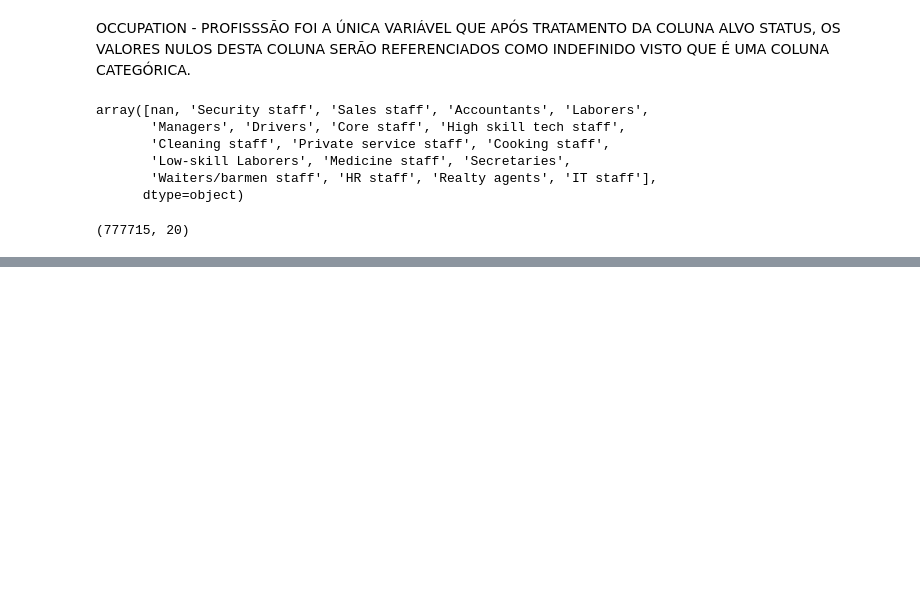
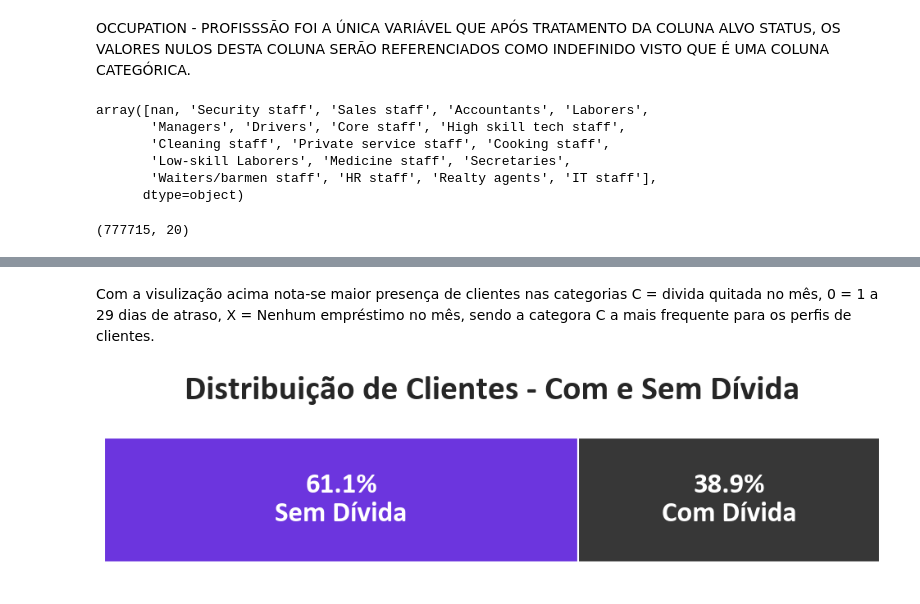
Before and after one commit to 1998-sys/Credit-Card-Approval, a Jupyter notebook: notebooks/credit_card_approval.ipynb, the cells around one changed output, grey strips where cells are left out. Cells and saved outputs as stored; diff of their text form; code cells hidden in the pictures; blank space fills up the shorter version.

```diff
--- a/notebooks/credit_card_approval.ipynb
+++ b/notebooks/credit_card_approval.ipynb
@@ -149,0 +194,34 @@ df_credit_card.shape
+# %% [markdown]
+Com a visulização acima nota-se maior presença de clientes nas categorias C = divida quitada no mês, 0 = 1 a 29 dias de atraso, X = Nenhum empréstimo no mês, sendo a categora C a mais frequente para os perfis de clientes.
+# %%
+plt.rcParams['font.family'] = 'DejaVu Sans'
+df_credit_card['DIVIDA'] = df_credit_card['STATUS'].apply(lambda x: 'SEM DIVIDA' if x in ['C', 'X'] else 'COM DIVIDA')  # Coluna que classifica dívida
+
+percentuais = df_credit_card['DIVIDA'].value_counts(normalize=True)*100
+com_divida = percentuais.get('COM DIVIDA', 0)
+sem_divida = percentuais.get('SEM DIVIDA', 0)
+
+
+fig, ax = plt.subplots(figsize=(10, 3))
+
+# Blocos empilhados'#6c35de
+ax.barh(0, sem_divida, color='#6c35de')
+ax.barh(0, com_divida, left=sem_divida, color='#373737')
+
+ax.text(sem_divida/2, 0, f"{sem_divida:.1f}%\nSem Dívida",
+        ha='center', va='center', fontsize=25, fontweight='bold', color='white', fontname='Calibri')
+ax.text(sem_divida + com_divida/2, 0, f"{com_divida:.1f}%\nCom Dívida",
+        ha='center', va='center', fontsize=25, fontweight='bold', color='white', fontname='Calibri')
+
+
+ax.set_xlim(0, 100)
+ax.set_ylim(-0.5, 0.5)
+ax.axis('off')
+
+plt.title("Distribuição de Clientes - Com e Sem Dívida",
+          fontsize=30, fontweight="bold", pad=20, fontname='Calibri')
+
+plt.tight_layout()
+plt.show()
+# %% [output]
+[figure, added]
```
Also changed, not shown: parts of 3 cells of this notebook.
